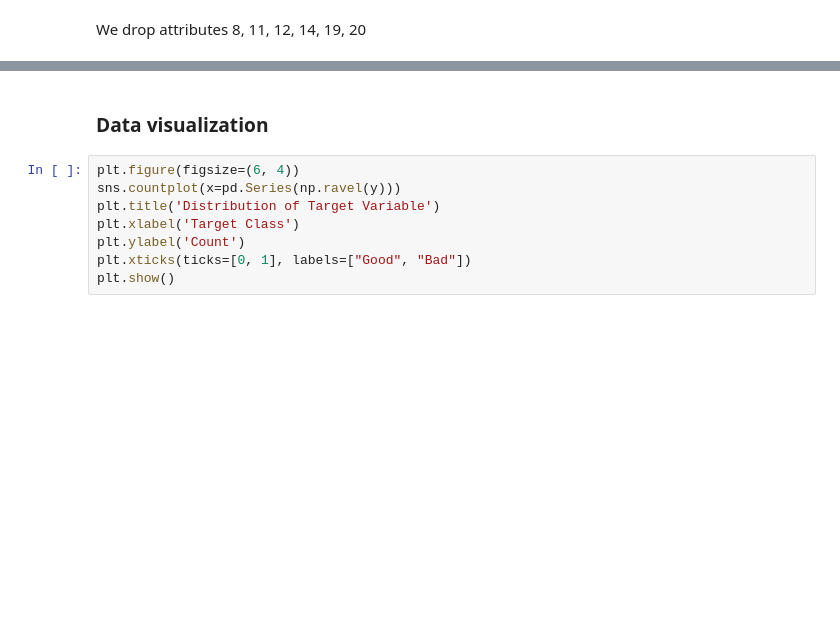
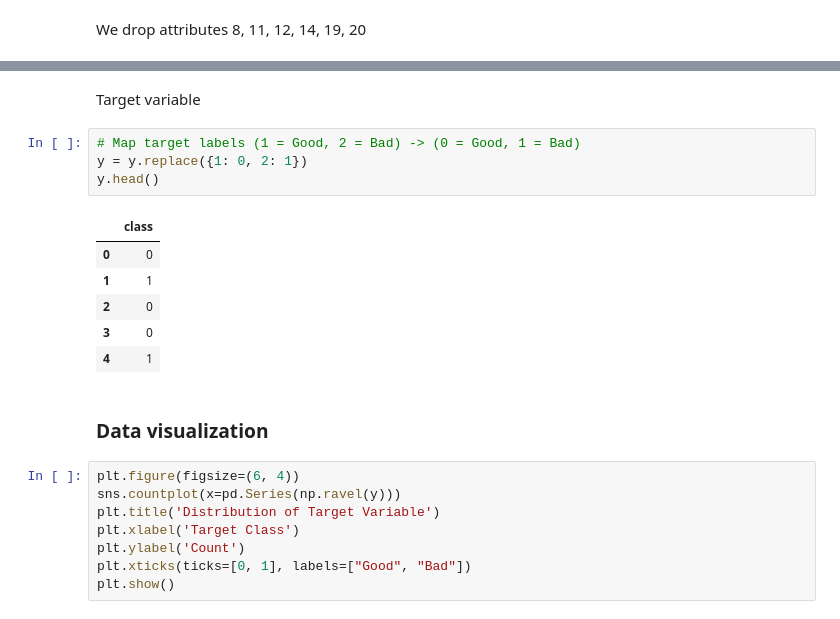
Before and after one commit to Bipauli/German_credit_ML, a Jupyter notebook: baseline_models.ipynb, the cells around one changed output, grey strips where cells are left out. Drawn from its saved outputs; the diff is of its cells as text; blank space fills up the shorter version.

```diff
--- a/baseline_models.ipynb
+++ b/baseline_models.ipynb
@@ -219,6 +273,19 @@ X.head()
 | 2 | no account | 12 | bad | education | 2096 | little | long-term position | male | ... |
 | 3 | overdrawn | 42 | being repaid | domestic equipment | 7882 | little | long-term position | male | ... |
 | 4 | overdrawn | 24 | bad | car | 4870 | little | recent position | male | ... |
+# %% [markdown]
+Target variable
+# %%
+# Map target labels (1 = Good, 2 = Bad) -> (0 = Good, 1 = Bad)
+y = y.replace({1: 0, 2: 1})
+y.head()
+# %% [output]
+|  | class |
+| 0 | 0 |
+| 1 | 1 |
+| 2 | 0 |
+| 3 | 0 |
+| 4 | 1 |
 # %% [markdown]
 ### Data visualization
 # %%
```
Also changed, not shown: parts of 34 cells of this notebook.
